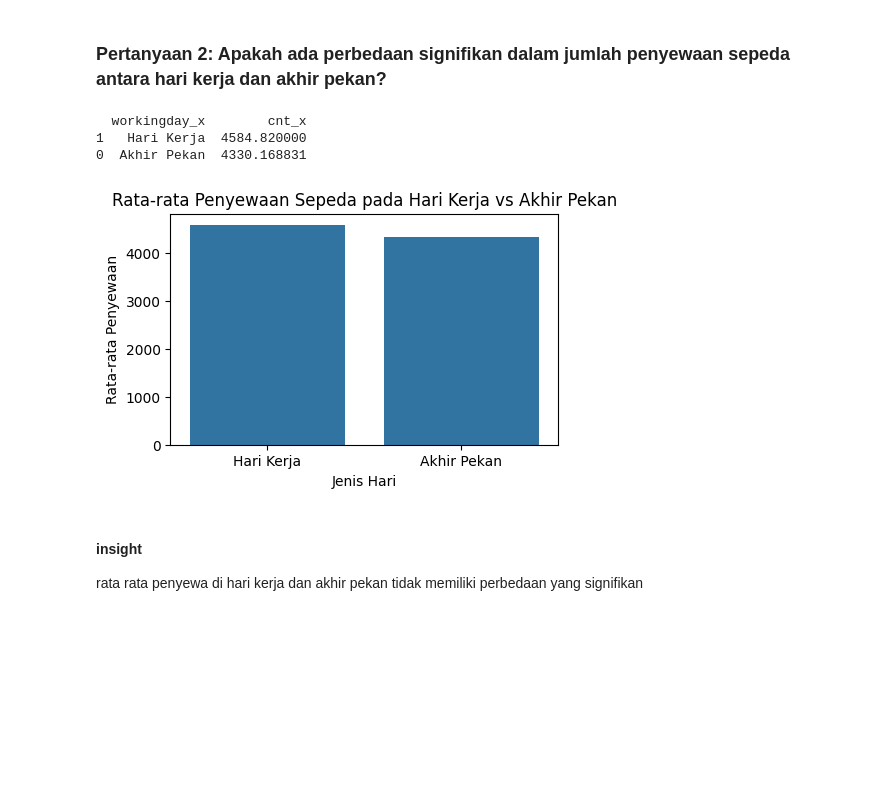
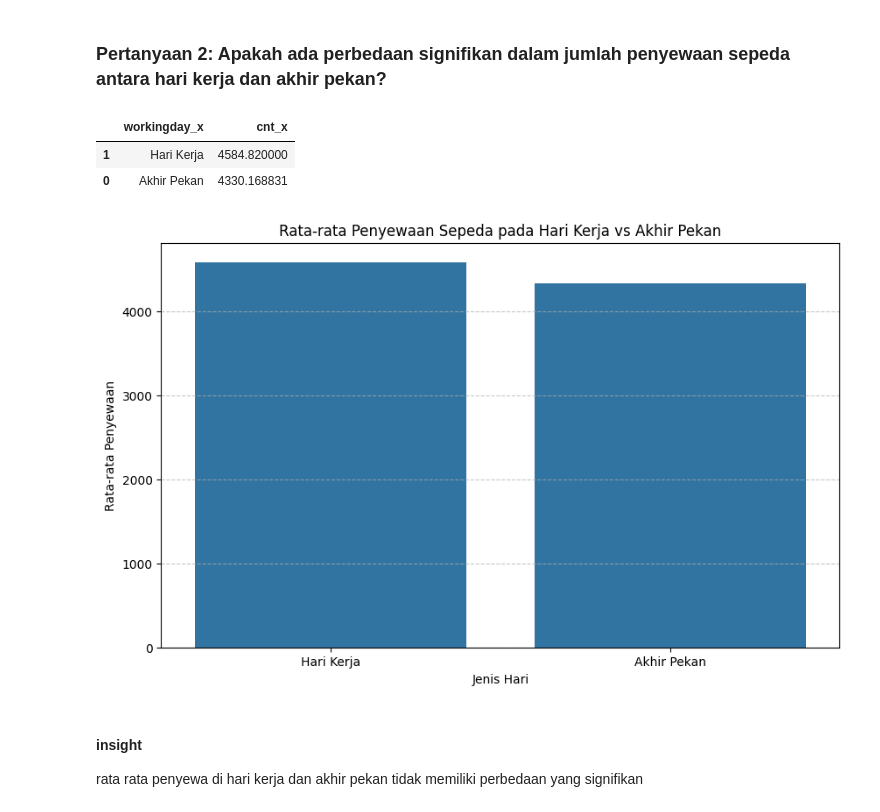
Before and after one commit to desssti06/desti-bike-sharing-analysis, a Jupyter notebook: notebook.ipynb, the cells around one changed output. Saved outputs shown, nothing was run; the diff lists cells and outputs as text; code cells hidden in the pictures; blank space fills up the shorter version.

```diff
--- a/notebook.ipynb
+++ b/notebook.ipynb
@@ -531,5 +518,11 @@ Index(['instant', 'dteday_x', 'season_x', 'yr_x', 'mnth_x', 'holiday_x',
 ## Visualization & Explanatory Analysis
 # %% [markdown]
 ### Pertanyaan 1: Bagaimana tren penggunaan sepeda berdasarkan musim (spring, summer, fall, winter)?
+# %%
+# Mapping angka musim ke label nama musim
+label_musim = {1: "Spring", 2: "Summer", 3: "Fall", 4: "Winter"}
+# %%
+# Pastikan kolom season_x sudah diubah menjadi string
+all_data["season_x"] = all_data["season_x"].map(label_musim)
 # %%
 trend_musim = all_data.groupby("season_x")["cnt_x"].mean().reset_index()
@@ -578,12 +562,3 @@ plt.show()
 musim gugur merupakan musim dengan rata rata penyewa terbanyak
 # %% [markdown]
 ### Pertanyaan 2: Apakah ada perbedaan signifikan dalam jumlah penyewaan sepeda antara hari kerja dan akhir pekan?
-# %%
-trend_hari = all_data.groupby("workingday_x")["cnt_x"].mean().reset_index()
-trend_hari["workingday_x"] = trend_hari["workingday_x"].map({0: "Akhir Pekan", 1: "Hari Kerja"})
-trend_hari = trend_hari.sort_values(by="cnt_x", ascending=False)
-print(trend_hari)
-# %% [output]
-  workingday_x        cnt_x
-1   Hari Kerja  4584.820000
-0  Akhir Pekan  4330.168831
@@ -589,0 +567,2 @@ print(trend_hari)
+# %%
+ratarata_trend_hari = all_data.groupby("workingday_x")["cnt_x"].mean().reset_index()
@@ -590,15 +571,25 @@ print(trend_hari)
+# %%
+ratarata_trend_hari = ratarata_trend_hari.sort_values(by="cnt_x", ascending=False)
+
+ratarata_trend_hari.head()
+# %% [output]
+|  | workingday_x | cnt_x |
+| 1 | Hari Kerja | 4584.820000 |
+| 0 | Akhir Pekan | 4330.168831 |
 # %%
 # Membuat barplot
-plt.figure(figsize=(5,3))
-sns.barplot(data=trend_hari, x="workingday_x", y="cnt_x", errorbar=None)
+plt.figure(figsize=(10,6))
+sns.barplot(data=ratarata_trend_hari, x="workingday_x", y="cnt_x", errorbar=None, legend=False)
+
 
 # Mengatur tampilan
 plt.title("Rata-rata Penyewaan Sepeda pada Hari Kerja vs Akhir Pekan")
 plt.xlabel("Jenis Hari")
 plt.ylabel("Rata-rata Penyewaan")
+plt.grid(axis="y", linestyle="--", alpha=0.7)
 plt.show()
 # %% [output]
-[figure, old version]
+[figure, new version]
 # %% [markdown]
 #### insight
 rata rata penyewa di hari kerja dan akhir pekan tidak memiliki perbedaan yang signifikan
```
Also changed, not shown: parts of 22 cells of this notebook, 5 other files.
